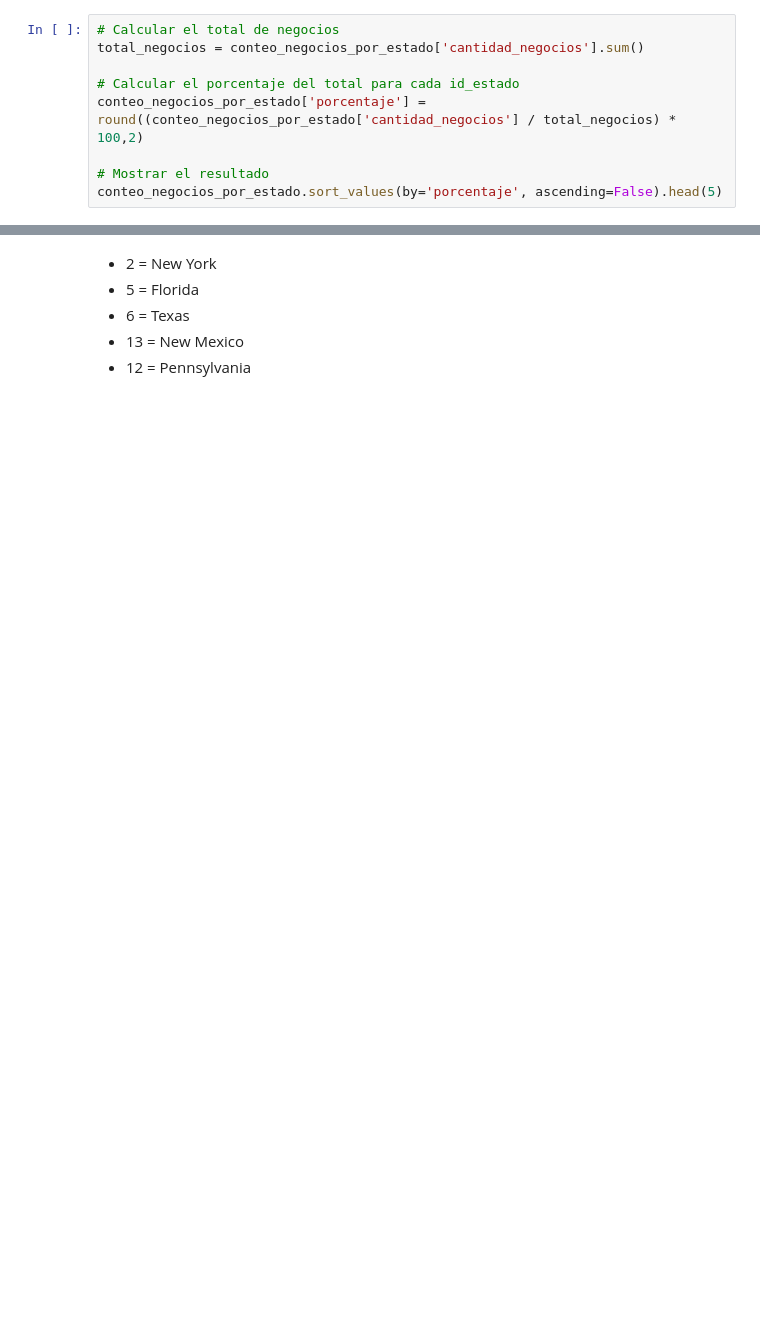
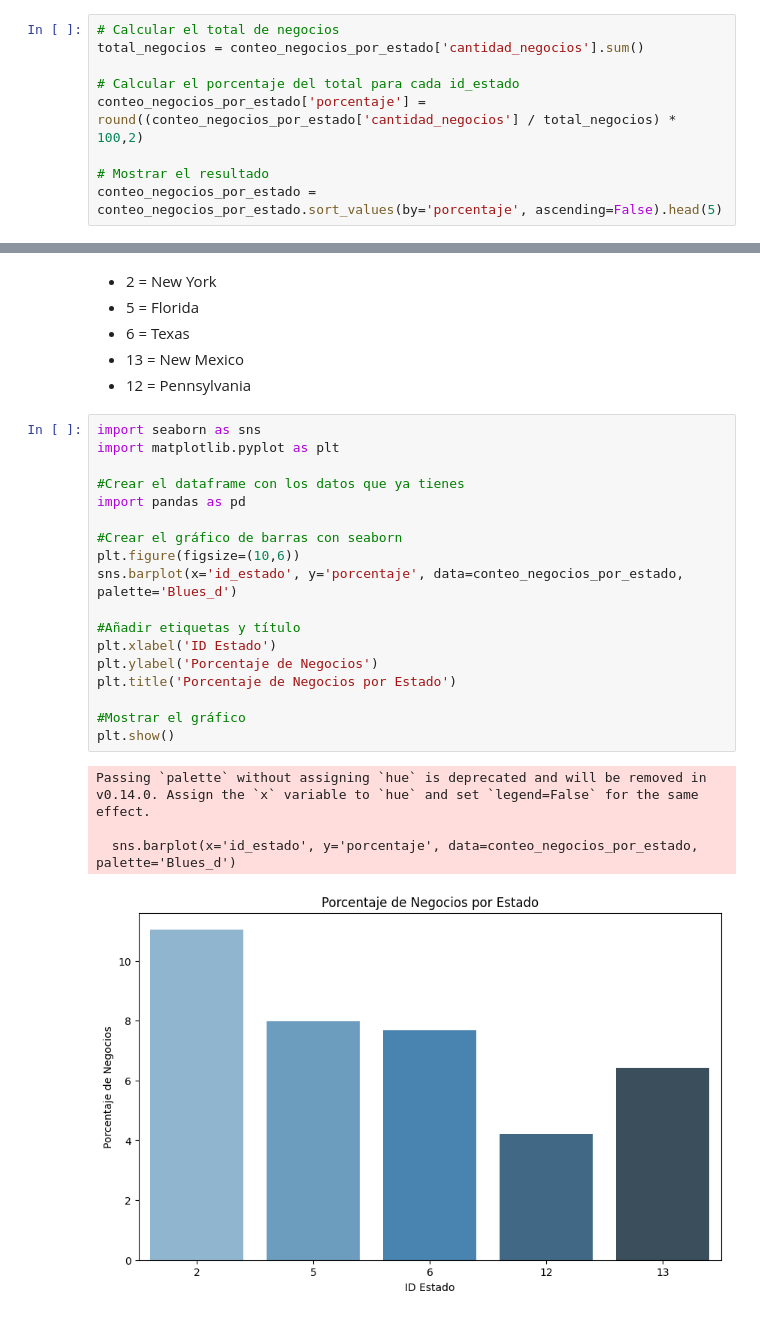
Before and after one commit to agustin-caceres/DataPulse_Gmaps_Yelp, a Jupyter notebook: notebooks/ETL/Google/ALCANCE.IPYNB, the cells around one changed output, grey strips where cells are left out. Drawn from its saved outputs; the diff is of its cells as text; blank space fills up the shorter version.

```diff
--- a/notebooks/ETL/Google/ALCANCE.IPYNB
+++ b/notebooks/ETL/Google/ALCANCE.IPYNB
@@ -119,4 +119,4 @@ total_negocios = conteo_negocios_por_estado['cantidad_negocios'].sum()
 conteo_negocios_por_estado['porcentaje'] = round((conteo_negocios_por_estado['cantidad_negocios'] / total_negocios) * 100,2)
 
 # Mostrar el resultado
-conteo_negocios_por_estado.sort_values(by='porcentaje', ascending=False).head(5)
+conteo_negocios_por_estado = conteo_negocios_por_estado.sort_values(by='porcentaje', ascending=False).head(5)
@@ -133,3 +126,26 @@ conteo_negocios_por_estado.sort_values(by='porcentaje', ascending=False).head(5)
 - 6 = Texas
 - 13 = New Mexico
 - 12 = Pennsylvania
+# %%
+import seaborn as sns
+import matplotlib.pyplot as plt
+
+#Crear el dataframe con los datos que ya tienes
+import pandas as pd
+
+#Crear el gráfico de barras con seaborn
+plt.figure(figsize=(10,6))
+sns.barplot(x='id_estado', y='porcentaje', data=conteo_negocios_por_estado, palette='Blues_d')
+
+#Añadir etiquetas y título
+plt.xlabel('ID Estado')
+plt.ylabel('Porcentaje de Negocios')
+plt.title('Porcentaje de Negocios por Estado')
+
+#Mostrar el gráfico
+plt.show()
+# %% [output]
+Passing `palette` without assigning `hue` is deprecated and will be removed in v0.14.0. Assign the `x` variable to `hue` and set `legend=False` for the same effect.
+
+  sns.barplot(x='id_estado', y='porcentaje', data=conteo_negocios_por_estado, palette='Blues_d')
+[figure, added]
```
Also changed, not shown: parts of 1 cell of this notebook.
